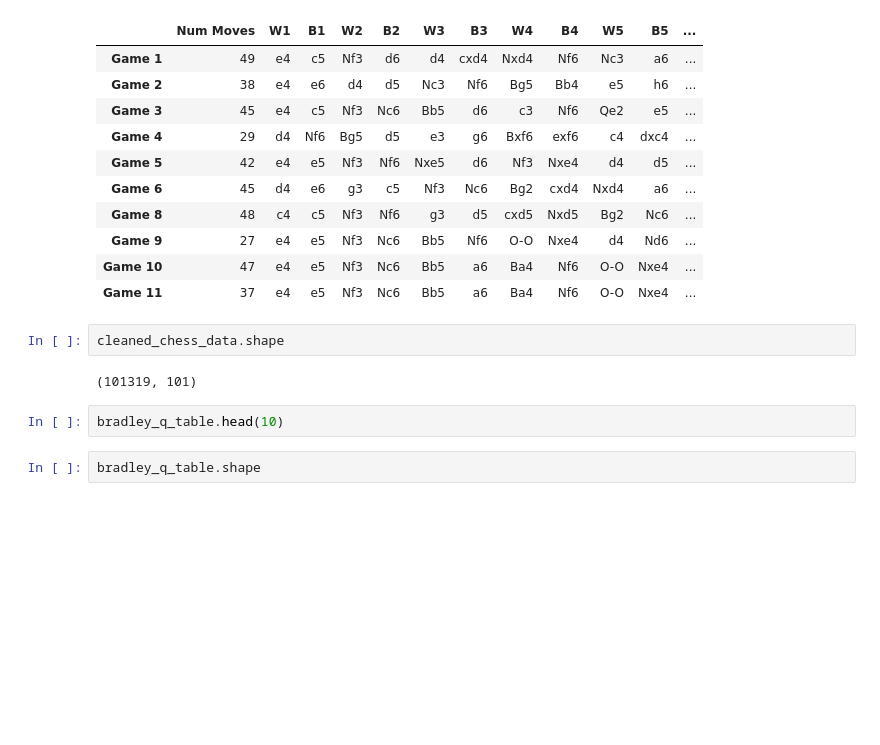
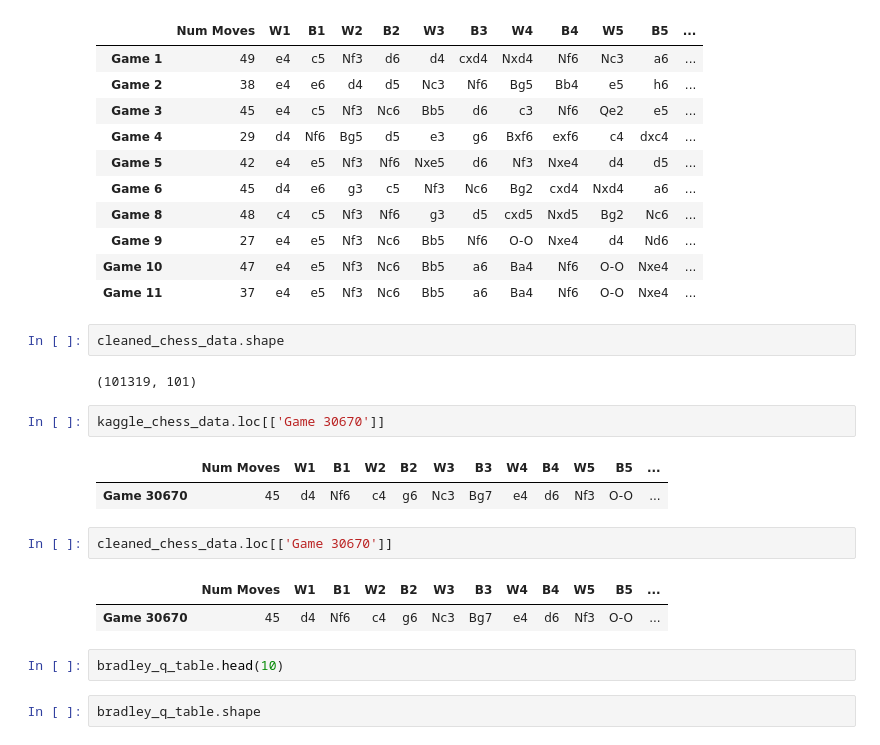
Before and after one commit to Abe-Borg/CST499-40_FA22-Capstone-BradleyChess, a Jupyter notebook: Misc Code Testing.ipynb, the cells around one changed output. Saved outputs shown, nothing was run; the diff lists cells and outputs as text; blank space fills up the shorter version.

```diff
--- a/Misc Code Testing.ipynb
+++ b/Misc Code Testing.ipynb
@@ -51,6 +46,16 @@ cleaned_chess_data.head(10)
 cleaned_chess_data.shape
 # %% [output]
 (101319, 101)
+# %%
+kaggle_chess_data.loc[['Game 30670']]
+# %% [output]
+|  | Num Moves | W1 | B1 | W2 | B2 | W3 | B3 | W4 | B4 | W5 | B5 | ... |
+| Game 30670 | 45 | d4 | Nf6 | c4 | g6 | Nc3 | Bg7 | e4 | d6 | Nf3 | O-O | ... |
+# %%
+cleaned_chess_data.loc[['Game 30670']]
+# %% [output]
+|  | Num Moves | W1 | B1 | W2 | B2 | W3 | B3 | W4 | B4 | W5 | B5 | ... |
+| Game 30670 | 45 | d4 | Nf6 | c4 | g6 | Nc3 | Bg7 | e4 | d6 | Nf3 | O-O | ... |
 # %%
 bradley_q_table.head(10)
 # %%
```
Also changed, not shown: parts of 1 cell of this notebook, 2 other files.
